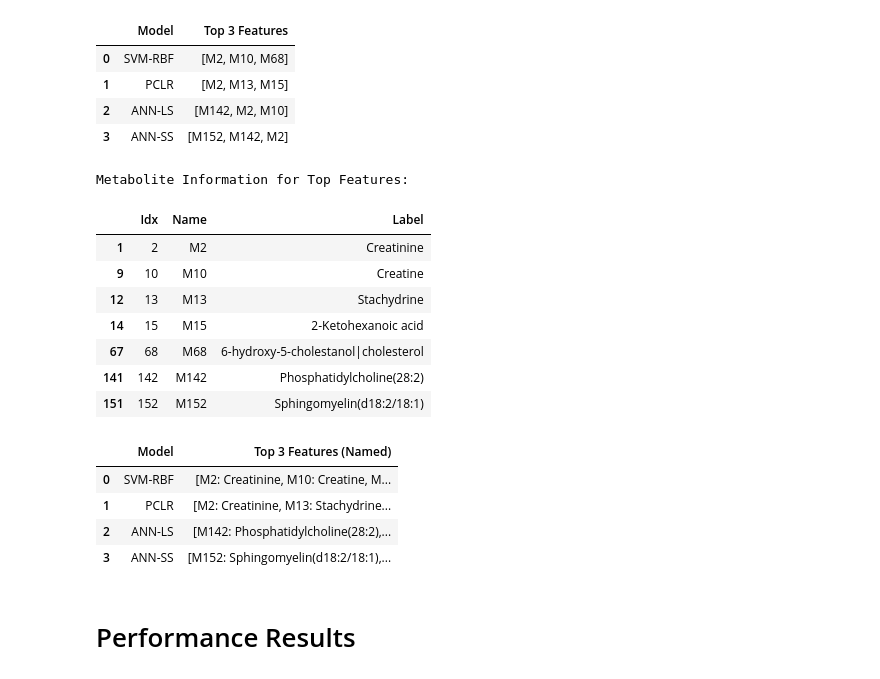
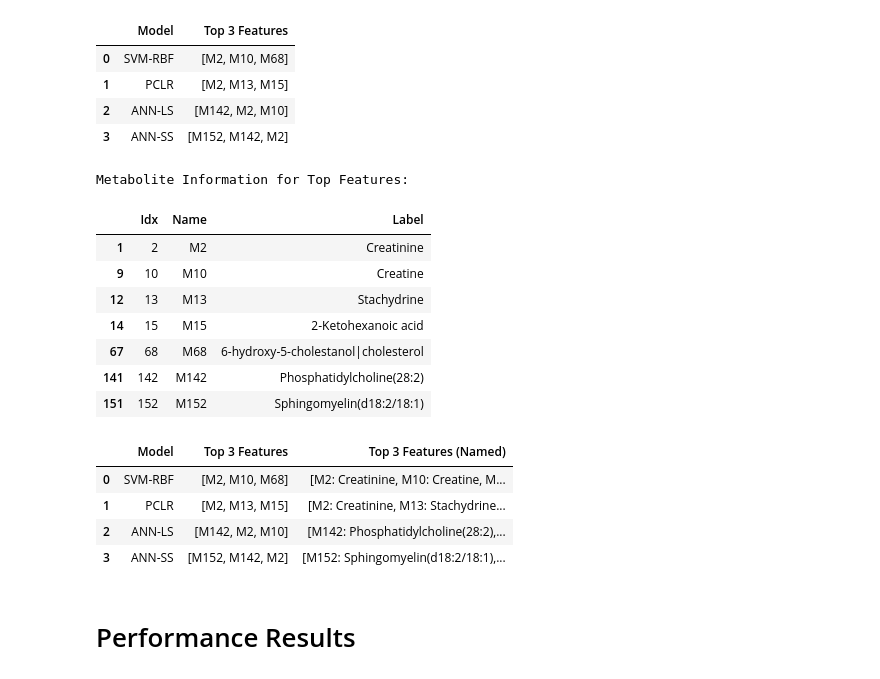
Before and after one commit to JingwenLuo7/MLAILS-2026, a Jupyter notebook: Project_1_Jingwen_Luo.ipynb, the cells around one changed output. Cells and saved outputs as stored; diff of their text form; code cells hidden in the pictures.

Commit message:
update feature importance

```diff
--- a/Project_1_Jingwen_Luo.ipynb
+++ b/Project_1_Jingwen_Luo.ipynb
@@ -512,36 +512,36 @@ Extracting top features for each model...
 # %%
 # Flatten the list of top features to look them up in df_peak
 all_top_features = set([feat for sublist in feature_importance_results['Top 3 Features'] for feat in sublist])
 
 # Filter df_peak for these features and display the mapping
 feature_metadata = df_peak[df_peak['Name'].isin(all_top_features)]
 
 print("Metabolite Information for Top Features:")
 display(feature_metadata)
 
 # Create a more descriptive version of the importance table
 def map_names(feature_list):
     return [f"{feat}: {df_peak[df_peak['Name']==feat]['Label'].values[0]}" for feat in feature_list]
 
 feature_importance_detailed = feature_importance_results.copy()
 feature_importance_detailed['Top 3 Features (Named)'] = feature_importance_detailed['Top 3 Features'].apply(map_names)
 
-display(feature_importance_detailed[['Model', 'Top 3 Features (Named)']])
+display(feature_importance_detailed)
 # %% [output]
 Metabolite Information for Top Features:
 |  | Idx | Name | Label |
 | 1 | 2 | M2 | Creatinine |
 | 9 | 10 | M10 | Creatine |
 | 12 | 13 | M13 | Stachydrine |
 | 14 | 15 | M15 | 2-Ketohexanoic acid |
 | 67 | 68 | M68 | 6-hydroxy-5-cholestanol|cholesterol |
 | 141 | 142 | M142 | Phosphatidylcholine(28:2) |
 | 151 | 152 | M152 | Sphingomyelin(d18:2/18:1) |
-|  | Model | Top 3 Features (Named) |
-| 0 | SVM-RBF | [M2: Creatinine, M10: Creatine, M... |
-| 1 | PCLR | [M2: Creatinine, M13: Stachydrine... |
-| 2 | ANN-LS | [M142: Phosphatidylcholine(28:2),... |
-| 3 | ANN-SS | [M152: Sphingomyelin(d18:2/18:1),... |
+|  | Model | Top 3 Features | Top 3 Features (Named) |
+| 0 | SVM-RBF | [M2, M10, M68] | [M2: Creatinine, M10: Creatine, M... |
+| 1 | PCLR | [M2, M13, M15] | [M2: Creatinine, M13: Stachydrine... |
+| 2 | ANN-LS | [M142, M2, M10] | [M142: Phosphatidylcholine(28:2),... |
+| 3 | ANN-SS | [M152, M142, M2] | [M152: Sphingomyelin(d18:2/18:1),... |
 # %% [markdown]
 #  Performance Results
 # %% [markdown]
```
